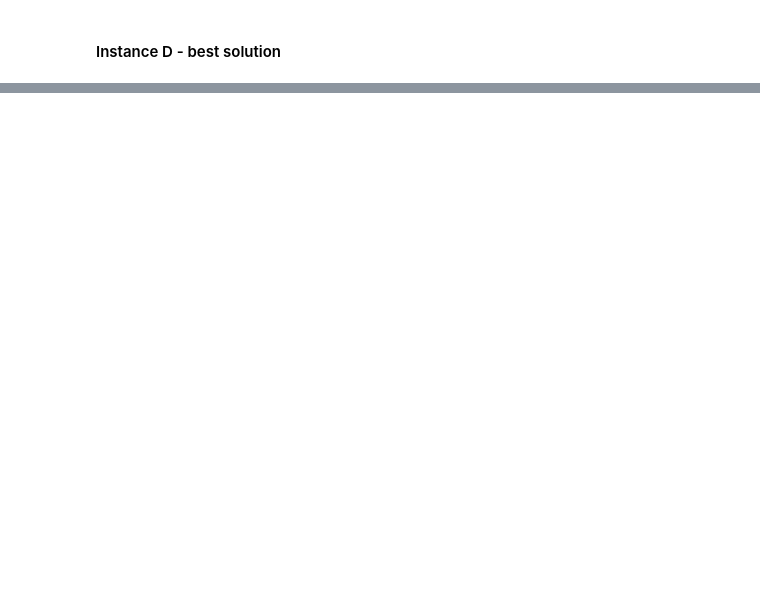
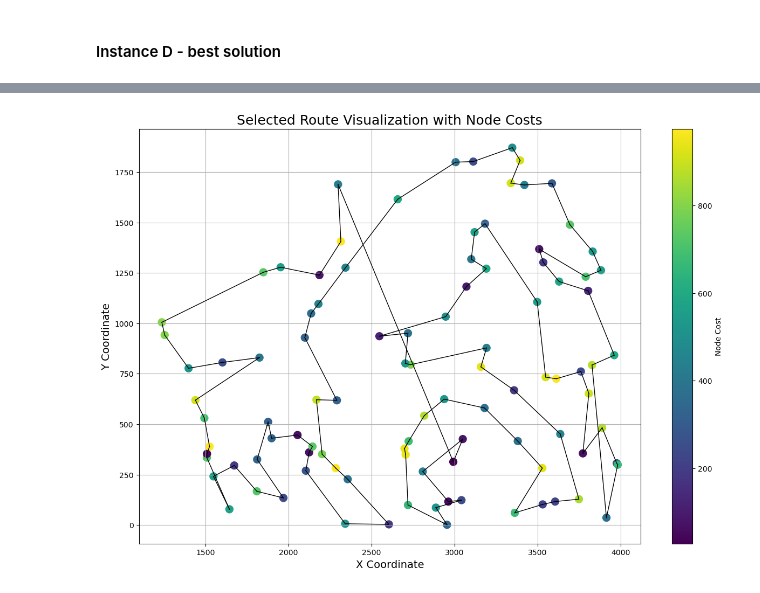
Before and after one commit to JankowskiDaniel/evolutionary-computation, a Jupyter notebook: assginment1/experiments.ipynb, the cells around one changed output, grey strips where cells are left out. Cells and saved outputs as stored; diff of their text form; code cells hidden in the pictures; blank space fills up the shorter version.

```diff
--- a/assginment1/experiments.ipynb
+++ b/assginment1/experiments.ipynb
@@ -271,0 +338,5 @@ visualize_selected_route(nn_best_D_solution[0], instances["D"])
+# %%
+cycle_best_A_solution = cycle_solutions["C"][np.argmin(cycle_objectives_values["C"])]
+visualize_selected_route(cycle_best_A_solution[0], instances["C"])
+# %% [output]
+[figure, added]
```
Also changed, not shown: parts of 14 cells of this notebook.
